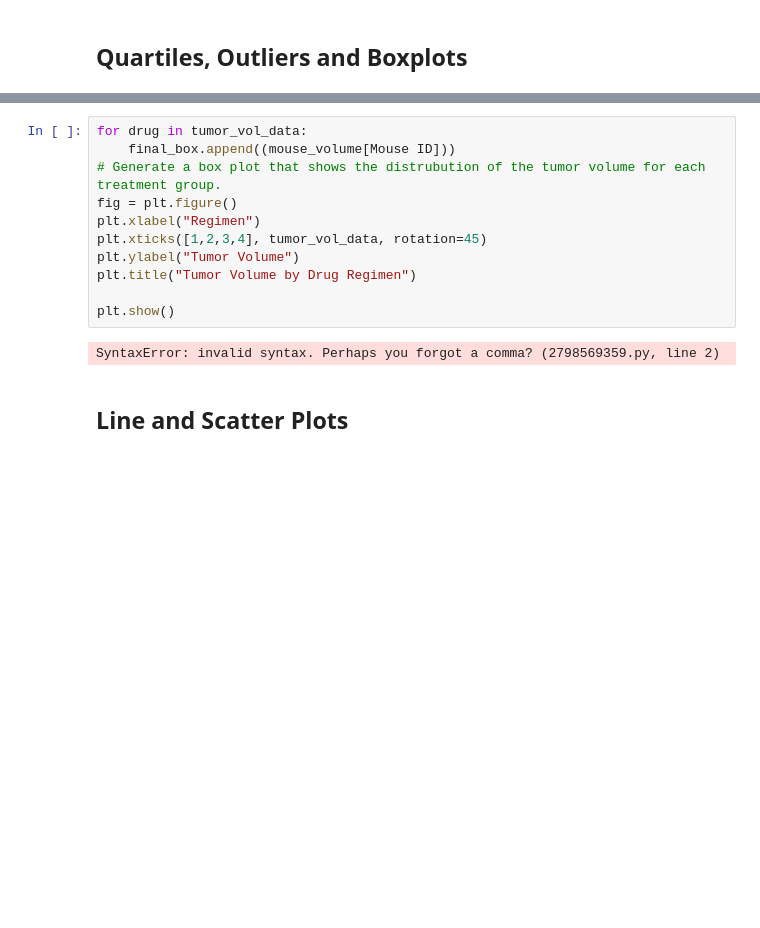
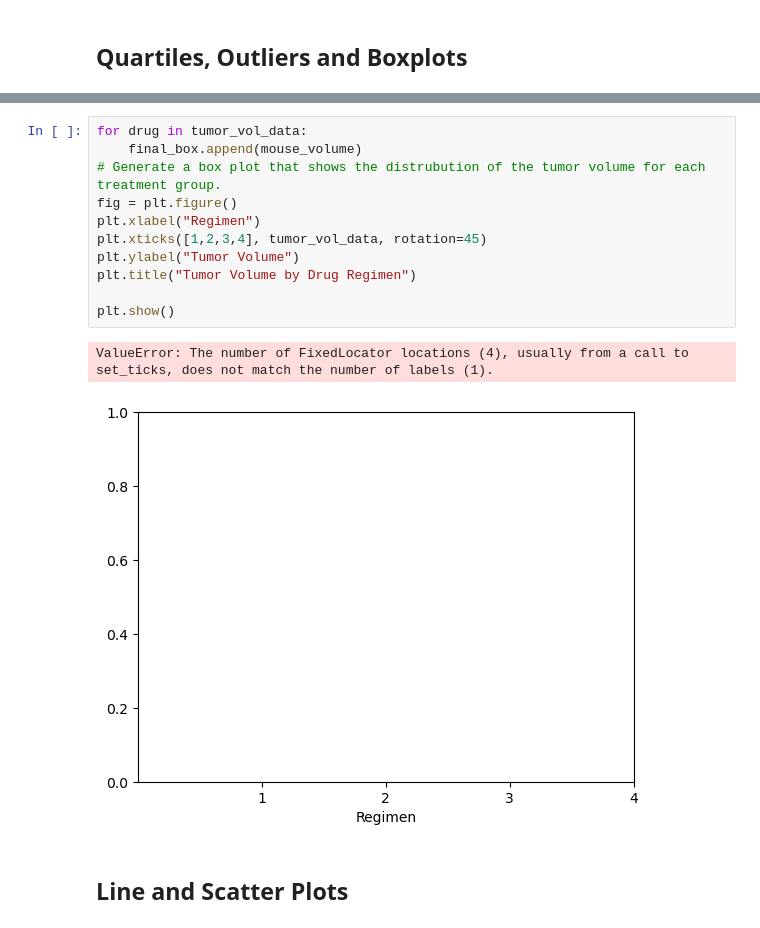
Before and after one commit to ChisomOzo/Plotting-with-Pandas, a Jupyter notebook: Pymaceuticals/pymaceuticals_starter.ipynb, the cells around one changed output, grey strips where cells are left out. Cells and saved outputs as stored; diff of their text form; blank space fills up the shorter version.

```diff
--- a/Pymaceuticals/pymaceuticals_starter.ipynb
+++ b/Pymaceuticals/pymaceuticals_starter.ipynb
@@ -213,17 +213,18 @@ Values above 93.49183637000002 could be Mouse ID outliers.
 ------------------------------------------------------------
 # %%
 for drug in tumor_vol_data:
-    final_box.append((mouse_volume[Mouse ID]))
+    final_box.append(mouse_volume)
 # Generate a box plot that shows the distrubution of the tumor volume for each treatment group.
 fig = plt.figure()
 plt.xlabel("Regimen")
 plt.xticks([1,2,3,4], tumor_vol_data, rotation=45)
 plt.ylabel("Tumor Volume")
 plt.title("Tumor Volume by Drug Regimen")
 
 plt.show()
 # %% [output]
-SyntaxError: invalid syntax. Perhaps you forgot a comma? (2798569359.py, line 2)
+ValueError: The number of FixedLocator locations (4), usually from a call to set_ticks, does not match the number of labels (1).
+[figure, added]
 # %% [markdown]
 ## Line and Scatter Plots
 # %%
```
Also changed, not shown: parts of 2 cells of this notebook, 1 other file.
